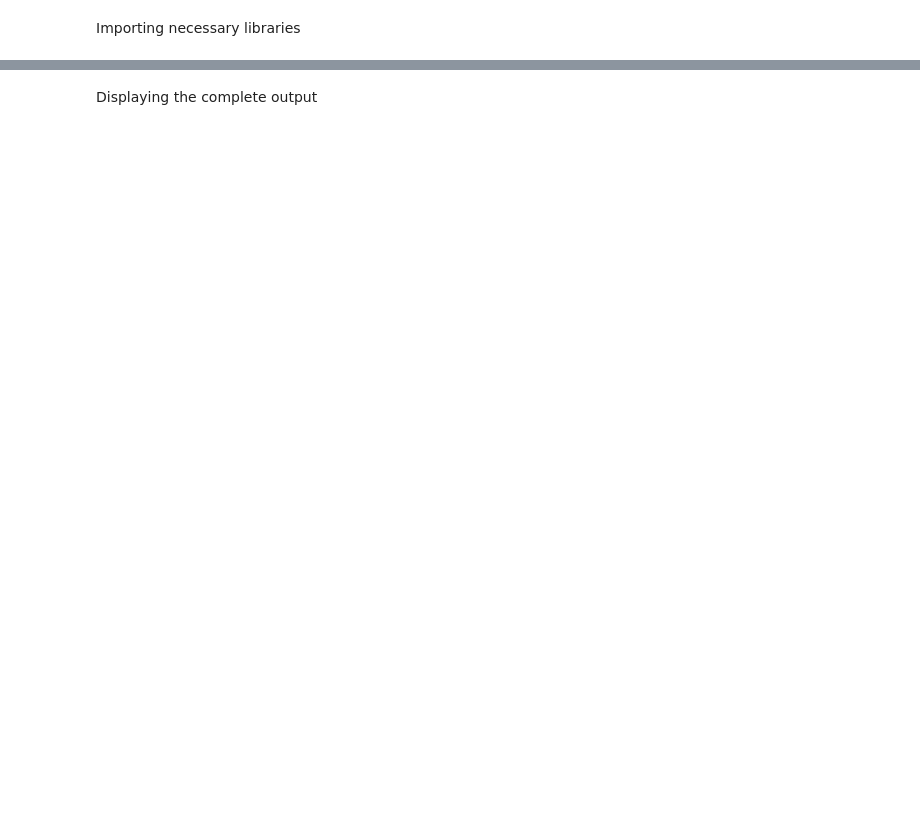
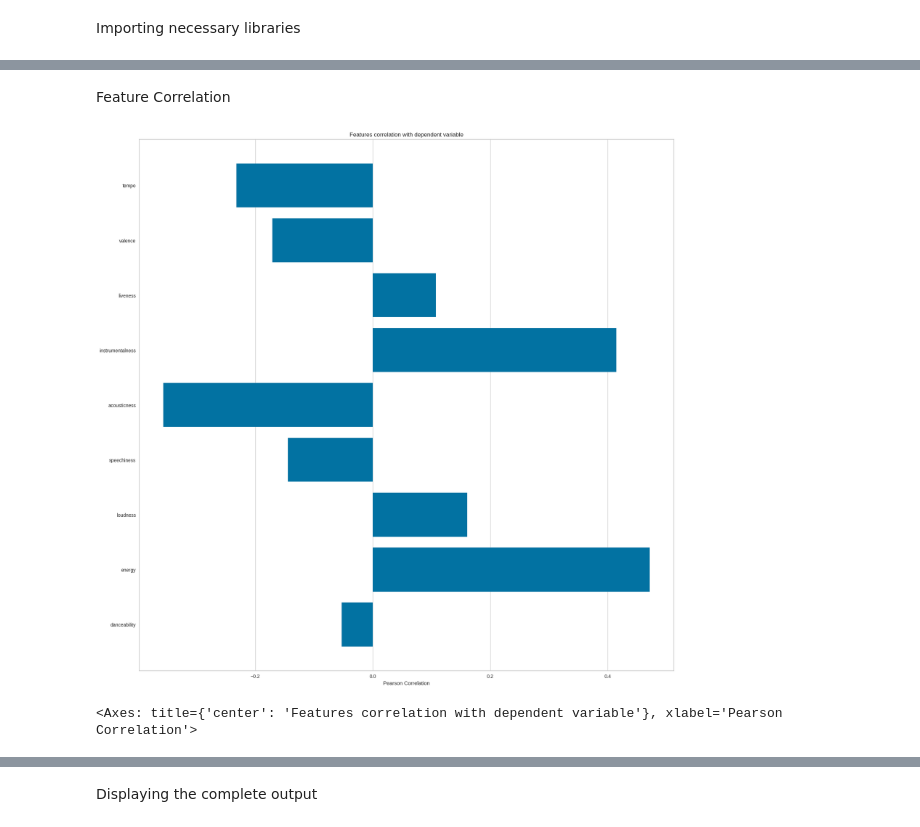
Before and after one commit to Haleeq75/Spotify-Music-Recommendation-System, a Jupyter notebook: Code (1).ipynb, the cells around one changed output, grey strips where cells are left out. Drawn from its saved outputs; the diff is of its cells as text; code cells hidden in the pictures; blank space fills up the shorter version.

```diff
--- a/Code (1).ipynb
+++ b/Code (1).ipynb
@@ -11,0 +68,33 @@ from fuzzywuzzy import process
+# %% [markdown]
+Feature Correlation
+# %%
+from sklearn.preprocessing import LabelEncoder
+
+# Instantiate LabelEncoder
+label_encoder = LabelEncoder()
+
+# Fit and transform the 'genre' column
+spotify_data['genre_encoded'] = label_encoder.fit_transform(spotify_data['genre'])
+
+# Use 'genre_encoded' as the target variable for correlation analysis
+y = spotify_data['genre_encoded']
+
+from yellowbrick.target import FeatureCorrelation
+
+feature_names = ['danceability', 'energy', 'loudness', 'speechiness', 'acousticness', 'instrumentalness', 'liveness', 'valence', 'tempo']
+
+y = spotify_data['genre_encoded']
+x = spotify_data[feature_names]
+
+# Create a list of the feature names
+features = np.array(feature_names)
+
+# Instantiate the visualizer
+visualizer = FeatureCorrelation(labels=features)
+
+plt.rcParams['figure.figsize']=(20,20)
+visualizer.fit(x, y)     # Fit the data to the visualizer
+visualizer.show()
+# %% [output]
+[figure, added]
+<Axes: title={'center': 'Features correlation with dependent variable'}, xlabel='Pearson Correlation'>
```
Also changed, not shown: parts of 21 cells of this notebook.
